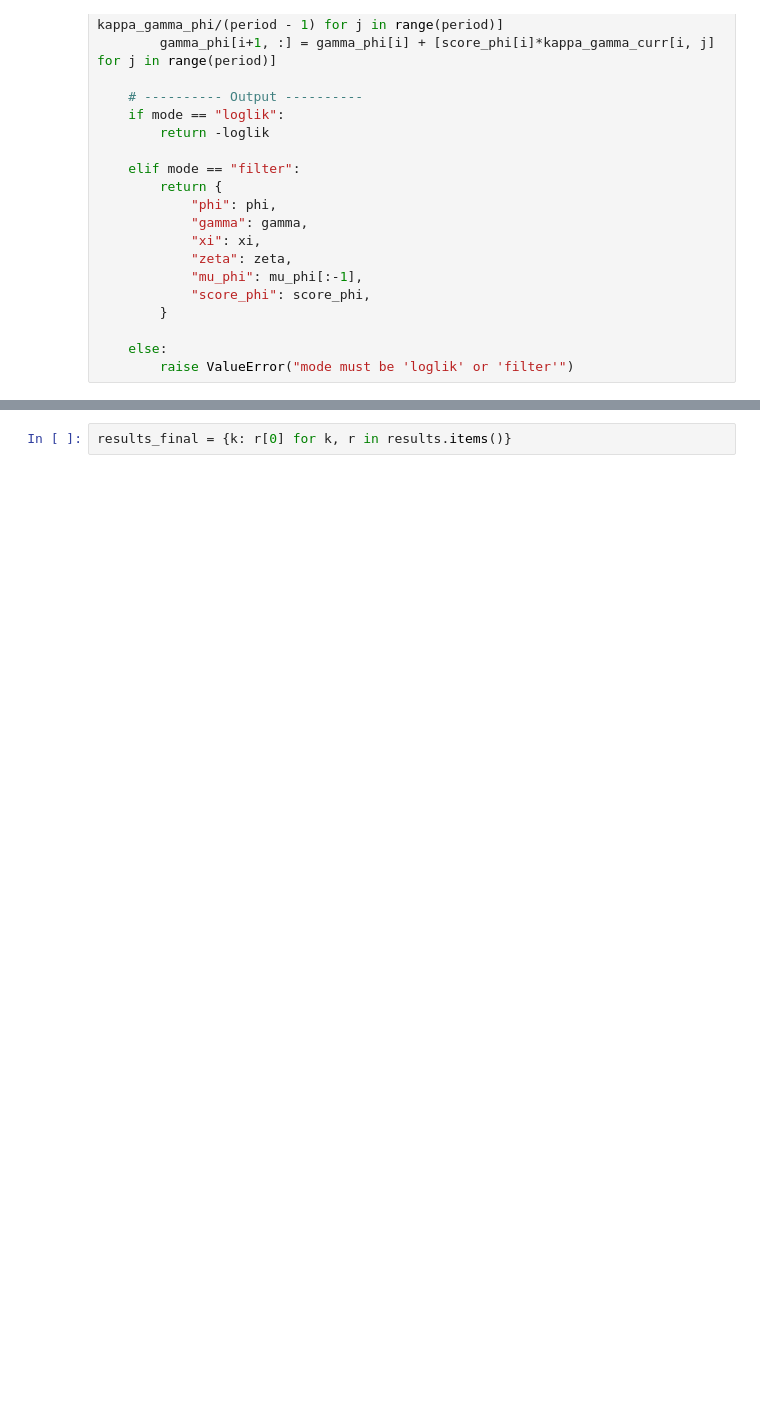
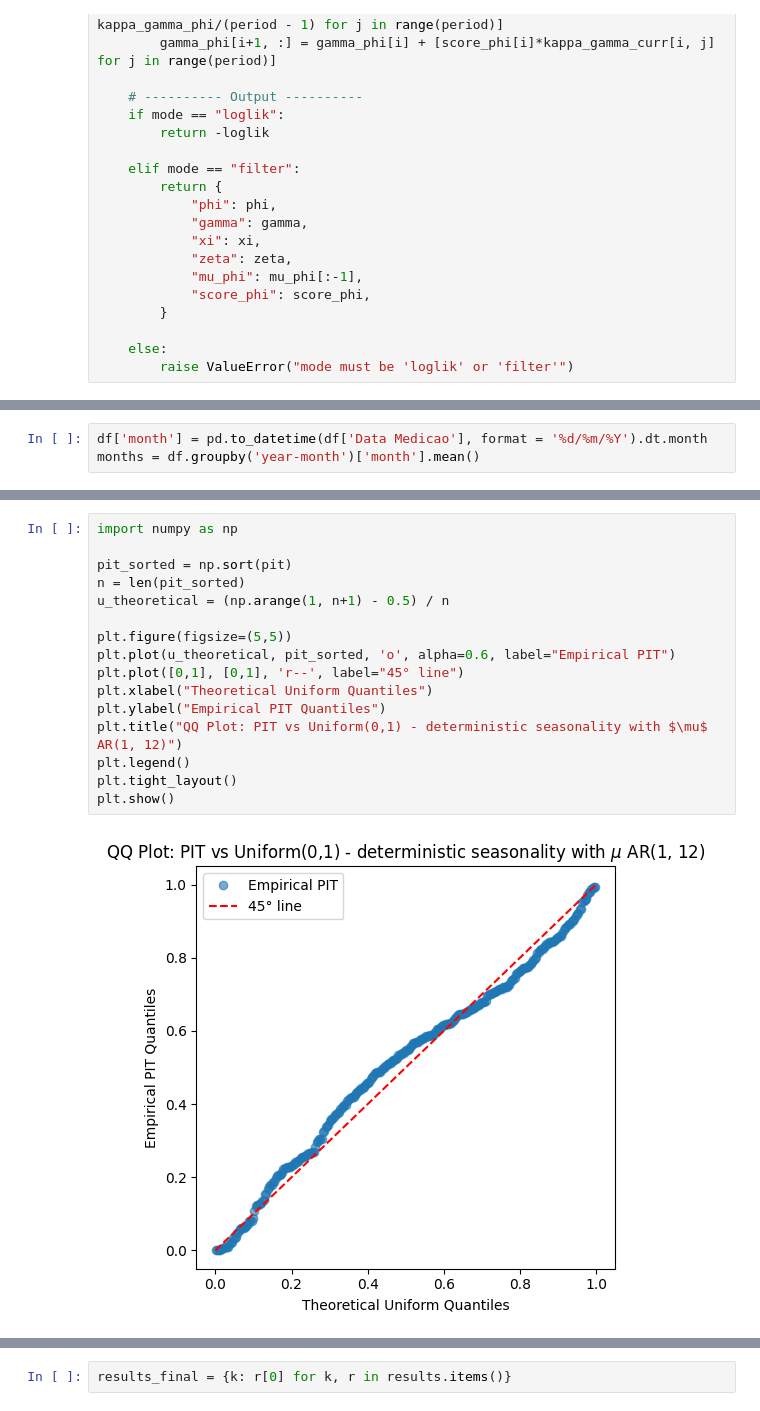
Before and after one commit to ilanGrynszpan/PyGASModels, a Jupyter notebook: monthly-models.ipynb, the cells around one changed output, grey strips where cells are left out. Cells and saved outputs as stored; diff of their text form; blank space fills up the shorter version.

```diff
--- a/monthly-models.ipynb
+++ b/monthly-models.ipynb
@@ -792,3 +1560,6 @@ array([ 29.5       ,  85.3       , 191.9       , 365.4       ,
+# %%
+df['month'] = pd.to_datetime(df['Data Medicao'], format = '%d/%m/%Y').dt.month
+months = df.groupby('year-month')['month'].mean()
 # %%
 from scipy.optimize import minimize
 
@@ -903,0 +1822,18 @@ Model = [1]
+# %%
+import numpy as np
+
+pit_sorted = np.sort(pit)
+n = len(pit_sorted)
+u_theoretical = (np.arange(1, n+1) - 0.5) / n
+
+plt.figure(figsize=(5,5))
+plt.plot(u_theoretical, pit_sorted, 'o', alpha=0.6, label="Empirical PIT")
+plt.plot([0,1], [0,1], 'r--', label="45° line")
+plt.xlabel("Theoretical Uniform Quantiles")
+plt.ylabel("Empirical PIT Quantiles")
+plt.title("QQ Plot: PIT vs Uniform(0,1) - deterministic seasonality with $\mu$ AR(1, 12)")
+plt.legend()
+plt.tight_layout()
+plt.show()
+# %% [output]
+[figure, added]
```
Also changed, not shown: parts of 44 cells of this notebook, 8 other files.
